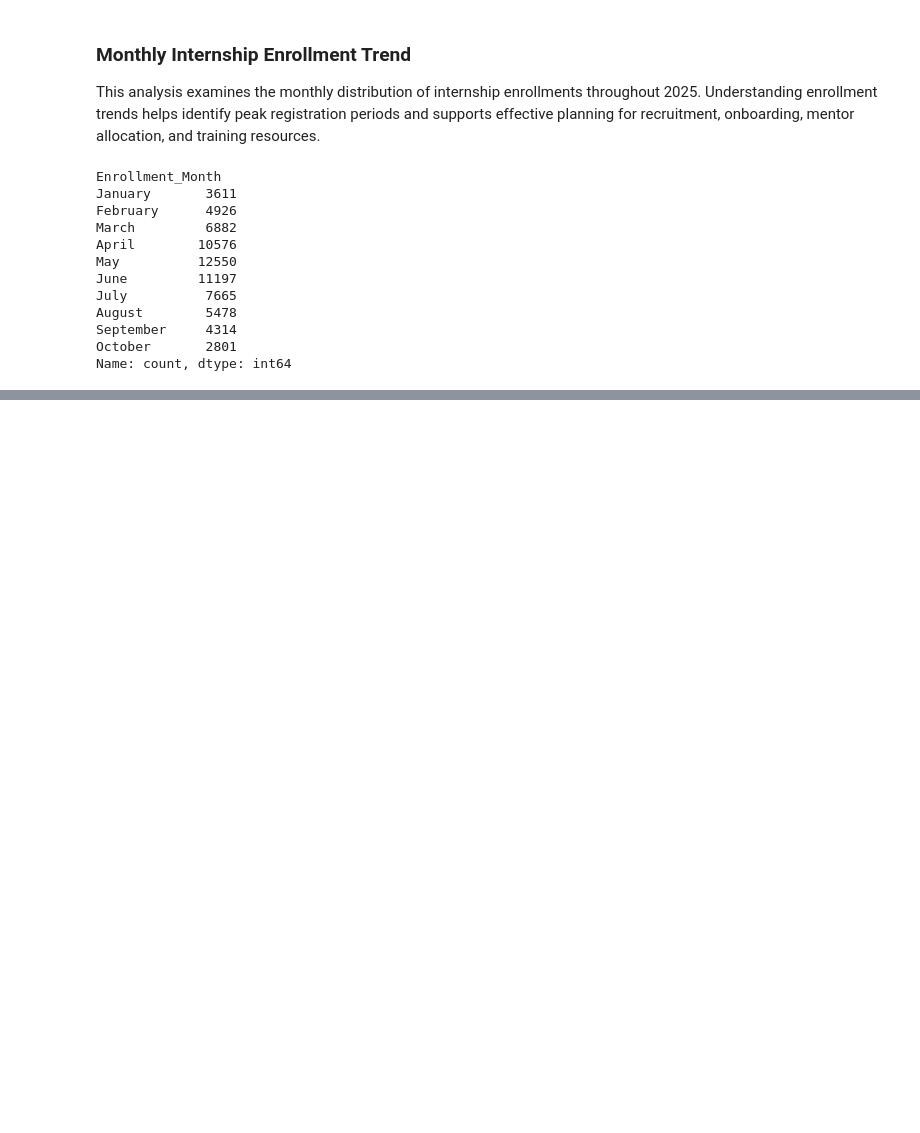
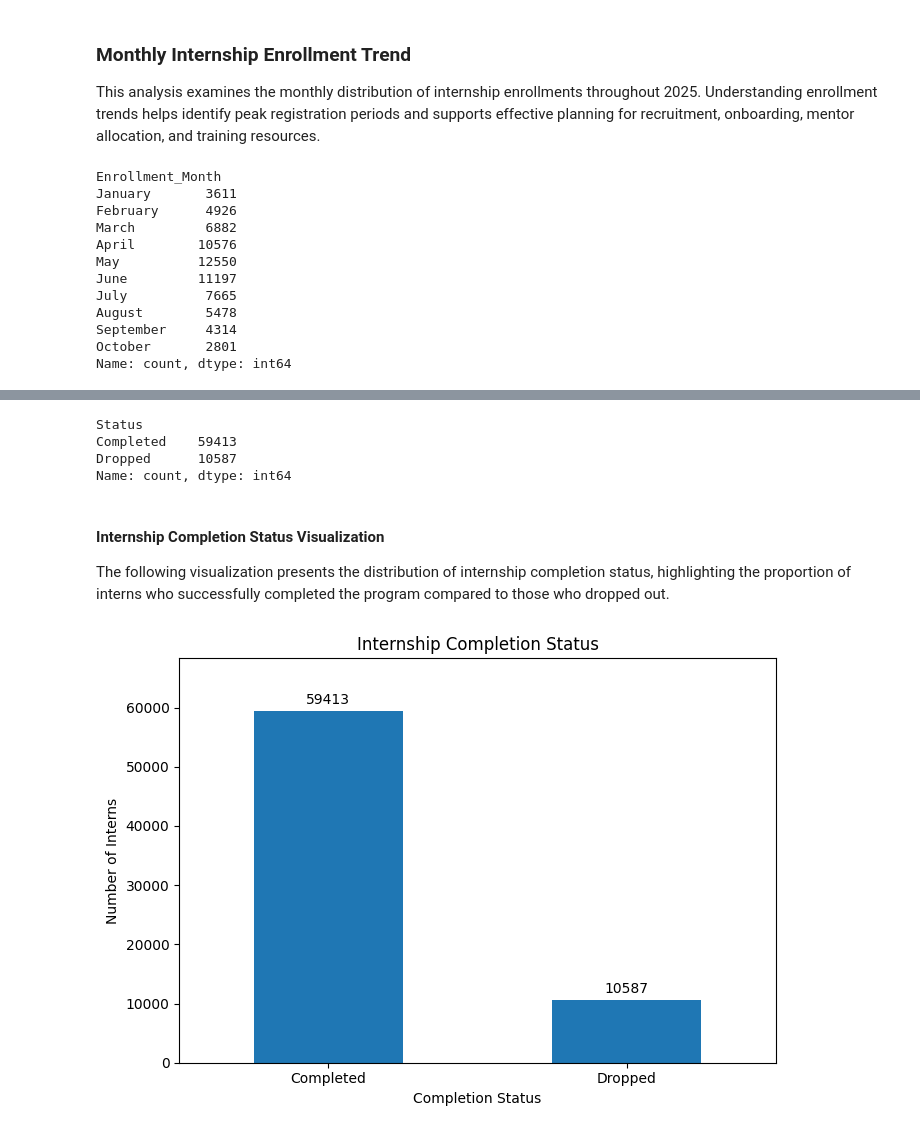
Before and after one commit to huzaifawaheed2/InterneePK-Data-Analyst-Internship, a Jupyter notebook: 01-internship-Program-Analysis/notebooks/internship_program_analysis.ipynb, the cells around one changed output, grey strips where cells are left out. Cells and saved outputs as stored; diff of their text form; code cells hidden in the pictures; blank space fills up the shorter version.

```diff
--- a/01-internship-Program-Analysis/notebooks/internship_program_analysis.ipynb
+++ b/01-internship-Program-Analysis/notebooks/internship_program_analysis.ipynb
@@ -285,0 +337,63 @@ The concentration of enrollments between April and June suggests that the organi
+# %%
+# Internship Completion Status Analysis
+
+# Calculate the number of interns by completion status
+completion_status = (
+    internship_df["Status"]
+    .value_counts()
+)
+
+# Display the completion status summary
+completion_status
+# %% [output]
+Status
+Completed    59413
+Dropped      10587
+Name: count, dtype: int64
+# %% [markdown]
+#### Internship Completion Status Visualization
+
+The following visualization presents the distribution of internship completion status, highlighting the proportion of interns who successfully completed the program compared to those who dropped out.
+# %%
+# Internship Completion Status Visualization
+
+# Create the figure
+plt.figure(figsize=(7, 5))
+
+# Create the bar chart
+ax = completion_status.plot(
+    kind="bar"
+)
+
+# Add chart title
+plt.title("Internship Completion Status")
+
+# Add axis labels
+plt.xlabel("Completion Status")
+plt.ylabel("Number of Interns")
+
+plt.ylim(0, completion_status.max() * 1.15)
+
+# Rotate x-axis labels
+plt.xticks(rotation=0)
+
+# Display data labels
+ax.bar_label(
+    ax.containers[0],
+    padding=3
+)
+
+# Adjust layout
+plt.tight_layout()
+
+# Save the figure
+# plt.savefig(
+#     "../outputs/figures/02_internship_completion_status.png",
+#     dpi=300,
+#     bbox_inches="tight"
+# )
+
+# Display the chart
+plt.show()
+# %% [output]
+[figure, added]
```
Also changed, not shown: parts of 56 cells of this notebook.
